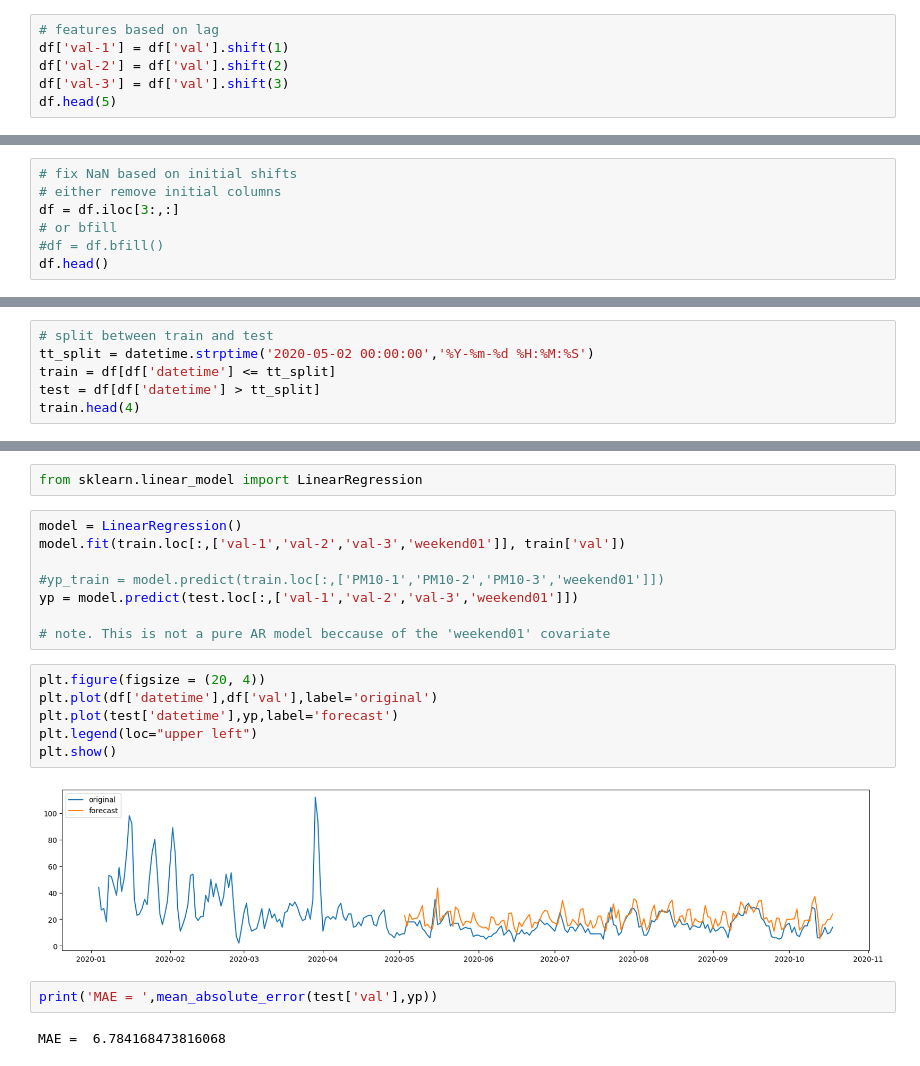
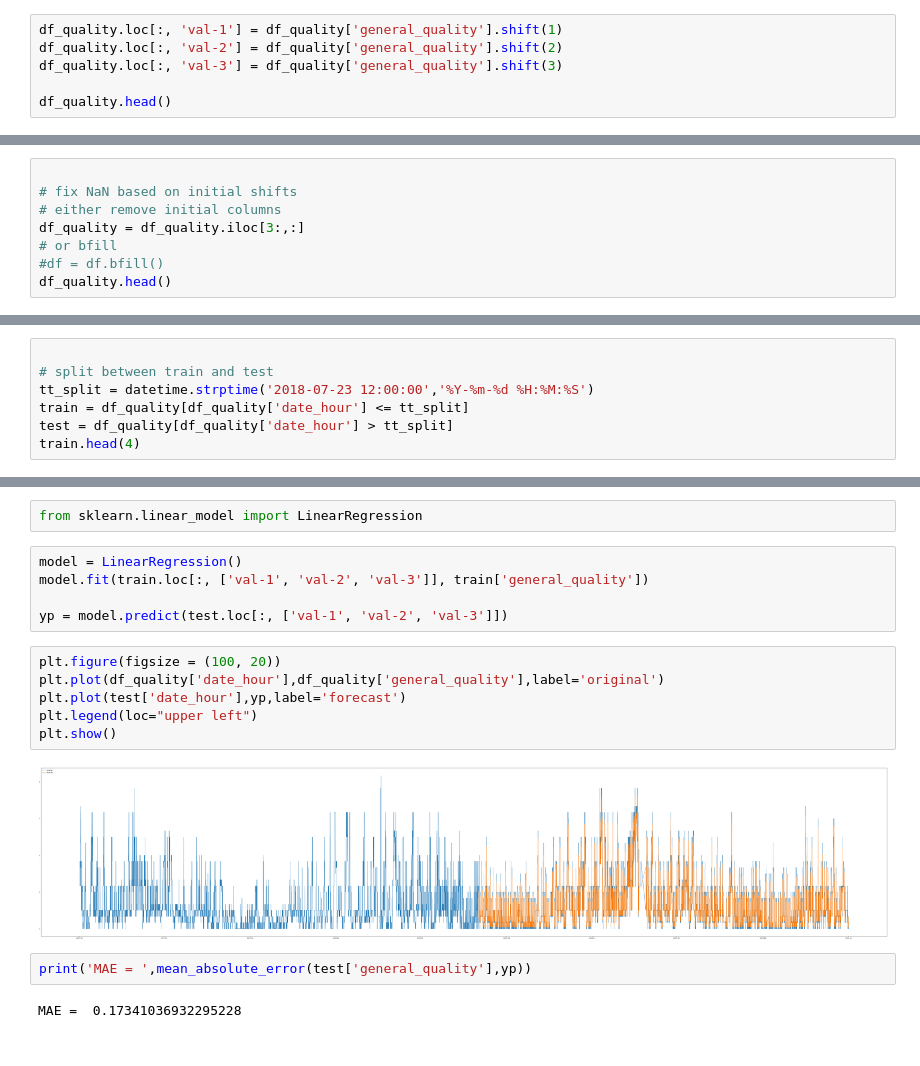
Before and after one commit to rauseoalice/progetto_Previtero_Rauseo, a Jupyter notebook: intro_timeseries.ipynb, the cells around one changed output, grey strips where cells are left out. Drawn from its saved outputs; the diff is of its cells as text.

```diff
--- a/intro_timeseries.ipynb
+++ b/intro_timeseries.ipynb
@@ -68,7 +263,7 @@ df.head(2)
 # %%
-# features based on lag
-df['val-1'] = df['val'].shift(1)
-df['val-2'] = df['val'].shift(2)
-df['val-3'] = df['val'].shift(3)
-df.head(5)
+df_quality.loc[:, 'val-1'] = df_quality['general_quality'].shift(1)
+df_quality.loc[:, 'val-2'] = df_quality['general_quality'].shift(2)
+df_quality.loc[:, 'val-3'] = df_quality['general_quality'].shift(3)
+
+df_quality.head()
 # %% [output]
@@ -81,8 +276,9 @@ df.head(5)
 # %%
+
 # fix NaN based on initial shifts
 # either remove initial columns
-df = df.iloc[3:,:]
+df_quality = df_quality.iloc[3:,:]
 # or bfill
 #df = df.bfill()
-df.head()
+df_quality.head()
 # %% [output]
@@ -134,7 +301,8 @@ max time 2020-10-18 00:00:00
 # %%
+
 # split between train and test
-tt_split = datetime.strptime('2020-05-02 00:00:00','%Y-%m-%d %H:%M:%S')
-train = df[df['datetime'] <= tt_split]
-test = df[df['datetime'] > tt_split]
+tt_split = datetime.strptime('2018-07-23 12:00:00','%Y-%m-%d %H:%M:%S')
+train = df_quality[df_quality['date_hour'] <= tt_split]
+test = df_quality[df_quality['date_hour'] > tt_split]
 train.head(4)
 # %% [output]
@@ -149,21 +317,18 @@ train.head(4)
 from sklearn.linear_model import LinearRegression
 # %%
 model = LinearRegression()
-model.fit(train.loc[:,['val-1','val-2','val-3','weekend01']], train['val'])
+model.fit(train.loc[:, ['val-1', 'val-2', 'val-3']], train['general_quality'])
 
-#yp_train = model.predict(train.loc[:,['PM10-1','PM10-2','PM10-3','weekend01']])
-yp = model.predict(test.loc[:,['val-1','val-2','val-3','weekend01']])
-
-# note. This is not a pure AR model beccause of the 'weekend01' covariate
+yp = model.predict(test.loc[:, ['val-1', 'val-2', 'val-3']])
 # %%
-plt.figure(figsize = (20, 4))
-plt.plot(df['datetime'],df['val'],label='original')
-plt.plot(test['datetime'],yp,label='forecast')
+plt.figure(figsize = (100, 20))
+plt.plot(df_quality['date_hour'],df_quality['general_quality'],label='original')
+plt.plot(test['date_hour'],yp,label='forecast')
 plt.legend(loc="upper left")
 plt.show()
 # %% [output]
-[figure, old version]
+[figure, new version]
 # %%
-print('MAE = ',mean_absolute_error(test['val'],yp))
+print('MAE = ',mean_absolute_error(test['general_quality'],yp))
 # %% [output]
-MAE =  6.784168473816068
+MAE =  0.17341036932295228
```
Also changed, not shown: parts of 37 cells of this notebook, 5 other files.
